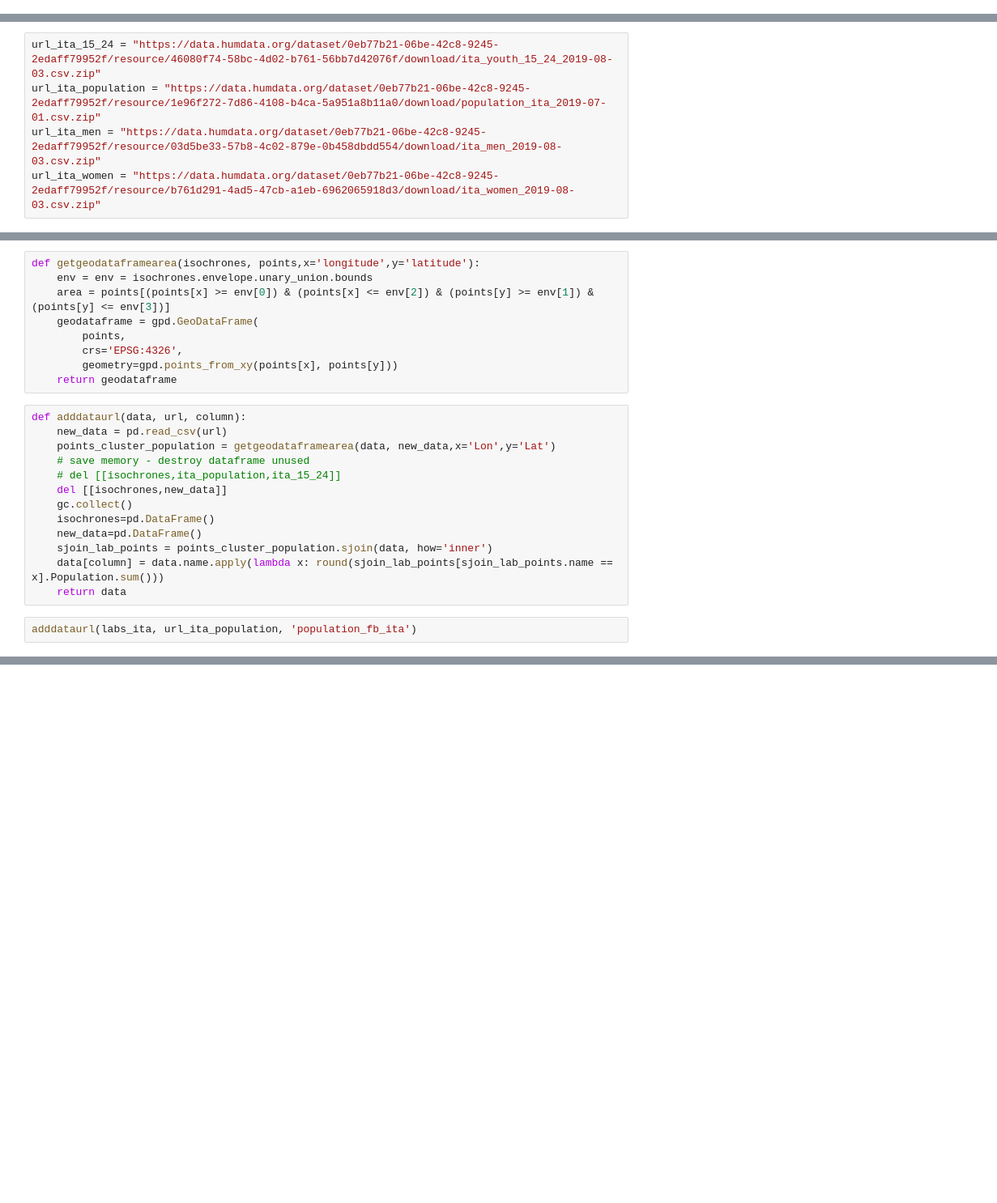
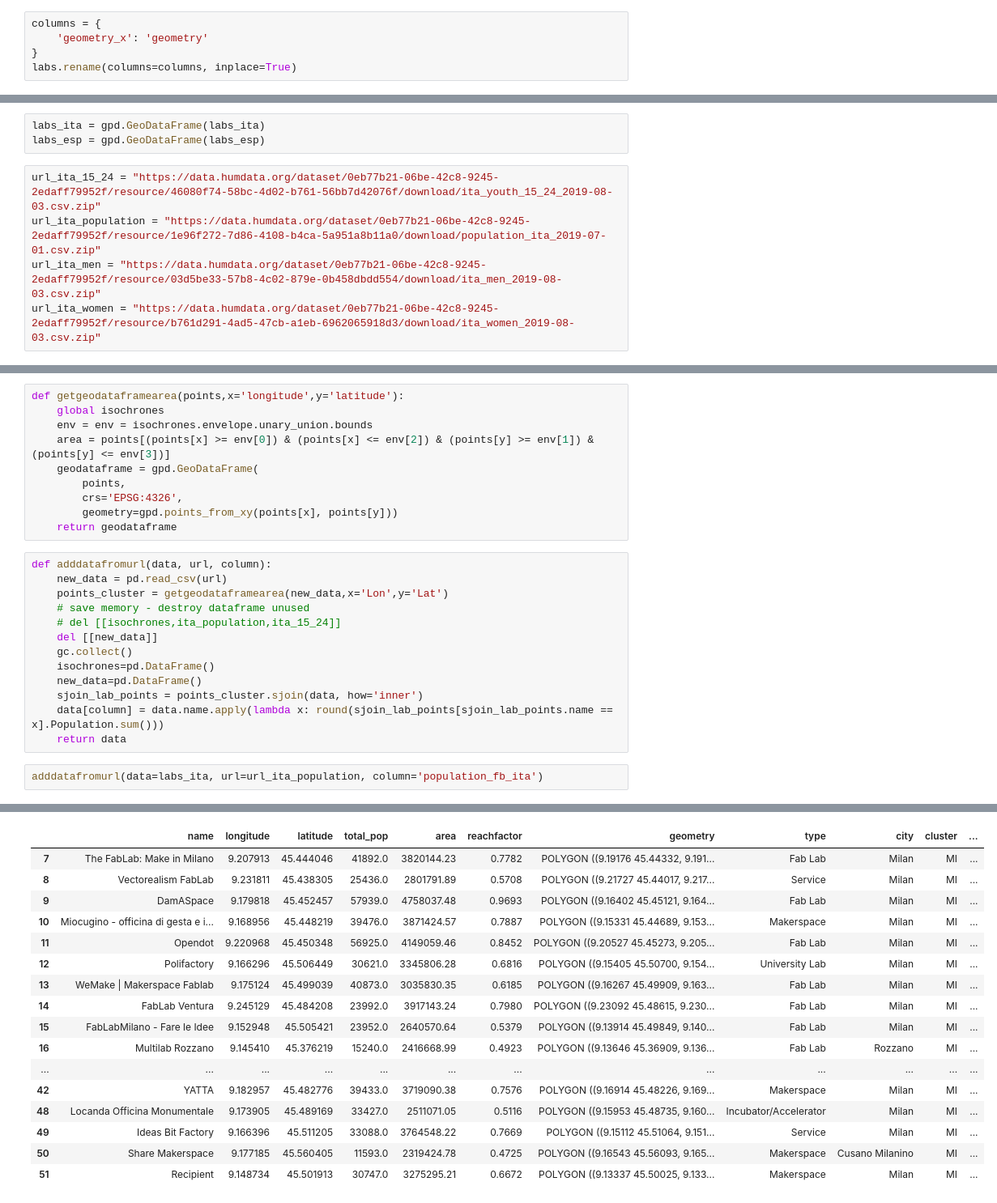
Before and after one commit to openp2pdesign/labs_access_analysis, a Jupyter notebook: 04_Enrichdata_facebook.ipynb, the cells around one changed output, grey strips where cells are left out. Shown at 81% size. Saved outputs shown, nothing was run; the diff lists cells and outputs as text; blank space fills up the shorter version.

```diff
--- a/04_Enrichdata_facebook.ipynb
+++ b/04_Enrichdata_facebook.ipynb
@@ -103 +99,6 @@ labs.head()
+# %%
+columns = {
+    'geometry_x': 'geometry'
+}
+labs.rename(columns=columns, inplace=True)
 # %%
@@ -155,6 +143,9 @@ Italy
 # %%
 labs_ita = labs[labs.cluster == "MI"]
 labs_esp = labs[labs.cluster == "BCN"]
+# %%
+labs_ita = gpd.GeoDataFrame(labs_ita)
+labs_esp = gpd.GeoDataFrame(labs_esp)
 # %%
 url_ita_15_24 = "https://data.humdata.org/dataset/0eb77b21-06be-42c8-9245-2edaff79952f/resource/46080f74-58bc-4d02-b761-56bb7d42076f/download/ita_youth_15_24_2019-08-03.csv.zip"
 url_ita_population = "https://data.humdata.org/dataset/0eb77b21-06be-42c8-9245-2edaff79952f/resource/1e96f272-7d86-4108-b4ca-5a951a8b11a0/download/population_ita_2019-07-01.csv.zip"
@@ -165,5 +161,6 @@ ita_population.head(3)
 # %%
-def getgeodataframearea(isochrones, points,x='longitude',y='latitude'):
+def getgeodataframearea(points,x='longitude',y='latitude'):
+    global isochrones
     env = env = isochrones.envelope.unary_union.bounds
     area = points[(points[x] >= env[0]) & (points[x] <= env[2]) & (points[y] >= env[1]) & (points[y] <= env[3])]
     geodataframe = gpd.GeoDataFrame(
@@ -172,18 +169,18 @@ def getgeodataframearea(isochrones, points,x='longitude',y='latitude'):
         geometry=gpd.points_from_xy(points[x], points[y]))
     return geodataframe
 # %%
-def adddataurl(data, url, column):
+def adddatafromurl(data, url, column):
     new_data = pd.read_csv(url)
-    points_cluster_population = getgeodataframearea(data, new_data,x='Lon',y='Lat')
+    points_cluster = getgeodataframearea(new_data,x='Lon',y='Lat')
     # save memory - destroy dataframe unused
     # del [[isochrones,ita_population,ita_15_24]]
-    del [[isochrones,new_data]]
+    del [[new_data]]
     gc.collect()
     isochrones=pd.DataFrame()
     new_data=pd.DataFrame()
-    sjoin_lab_points = points_cluster_population.sjoin(data, how='inner')
+    sjoin_lab_points = points_cluster.sjoin(data, how='inner')
     data[column] = data.name.apply(lambda x: round(sjoin_lab_points[sjoin_lab_points.name == x].Population.sum()))
     return data
 # %%
-adddataurl(labs_ita, url_ita_population, 'population_fb_ita')
+adddatafromurl(data=labs_ita, url=url_ita_population, column='population_fb_ita')
 # %% [output]
@@ -191,2 +193,19 @@ NameError: name 'getgeodataframearea' is not defined
+|  | name | longitude | latitude | total_pop | area | reachfactor | geometry | type | city | cluster | ... |
+| 7 | The FabLab: Make in Milano | 9.207913 | 45.444046 | 41892.0 | 3820144.23 | 0.7782 | POLYGON ((9.19176 45.44332, 9.191... | Fab Lab | Milan | MI | ... |
+| 8 | Vectorealism FabLab | 9.231811 | 45.438305 | 25436.0 | 2801791.89 | 0.5708 | POLYGON ((9.21727 45.44017, 9.217... | Service | Milan | MI | ... |
+| 9 | DamASpace | 9.179818 | 45.452457 | 57939.0 | 4758037.48 | 0.9693 | POLYGON ((9.16402 45.45121, 9.164... | Fab Lab | Milan | MI | ... |
+| 10 | Miocugino - officina di gesta e i... | 9.168956 | 45.448219 | 39476.0 | 3871424.57 | 0.7887 | POLYGON ((9.15331 45.44689, 9.153... | Makerspace | Milan | MI | ... |
+| 11 | Opendot | 9.220968 | 45.450348 | 56925.0 | 4149059.46 | 0.8452 | POLYGON ((9.20527 45.45273, 9.205... | Fab Lab | Milan | MI | ... |
+| 12 | Polifactory | 9.166296 | 45.506449 | 30621.0 | 3345806.28 | 0.6816 | POLYGON ((9.15405 45.50700, 9.154... | University Lab | Milan | MI | ... |
+| 13 | WeMake | Makerspace Fablab | 9.175124 | 45.499039 | 40873.0 | 3035830.35 | 0.6185 | POLYGON ((9.16267 45.49909, 9.163... | Fab Lab | Milan | MI | ... |
+| 14 | FabLab Ventura | 9.245129 | 45.484208 | 23992.0 | 3917143.24 | 0.7980 | POLYGON ((9.23092 45.48615, 9.230... | Fab Lab | Milan | MI | ... |
+| 15 | FabLabMilano - Fare le Idee | 9.152948 | 45.505421 | 23952.0 | 2640570.64 | 0.5379 | POLYGON ((9.13914 45.49849, 9.140... | Fab Lab | Milan | MI | ... |
+| 16 | Multilab Rozzano | 9.145410 | 45.376219 | 15240.0 | 2416668.99 | 0.4923 | POLYGON ((9.13646 45.36909, 9.136... | Fab Lab | Rozzano | MI | ... |
+| ... | ... | ... | ... | ... | ... | ... | ... | ... | ... | ... | ... |
+| 42 | YATTA | 9.182957 | 45.482776 | 39433.0 | 3719090.38 | 0.7576 | POLYGON ((9.16914 45.48226, 9.169... | Makerspace | Milan | MI | ... |
+| 48 | Locanda Officina Monumentale | 9.173905 | 45.489169 | 33427.0 | 2511071.05 | 0.5116 | POLYGON ((9.15953 45.48735, 9.160... | Incubator/Accelerator | Milan | MI | ... |
+| 49 | Ideas Bit Factory | 9.166396 | 45.511205 | 33088.0 | 3764548.22 | 0.7669 | POLYGON ((9.15112 45.51064, 9.151... | Service | Milan | MI | ... |
+| 50 | Share Makerspace | 9.177185 | 45.560405 | 11593.0 | 2319424.78 | 0.4725 | POLYGON ((9.16543 45.56093, 9.165... | Makerspace | Cusano Milanino | MI | ... |
+| 51 | Recipient | 9.148734 | 45.501913 | 30747.0 | 3275295.21 | 0.6672 | POLYGON ((9.13337 45.50025, 9.133... | Makerspace | Milan | MI | ... |
 # %%
 labs_ita.head()
```
Also changed, not shown: parts of 16 cells of this notebook.
